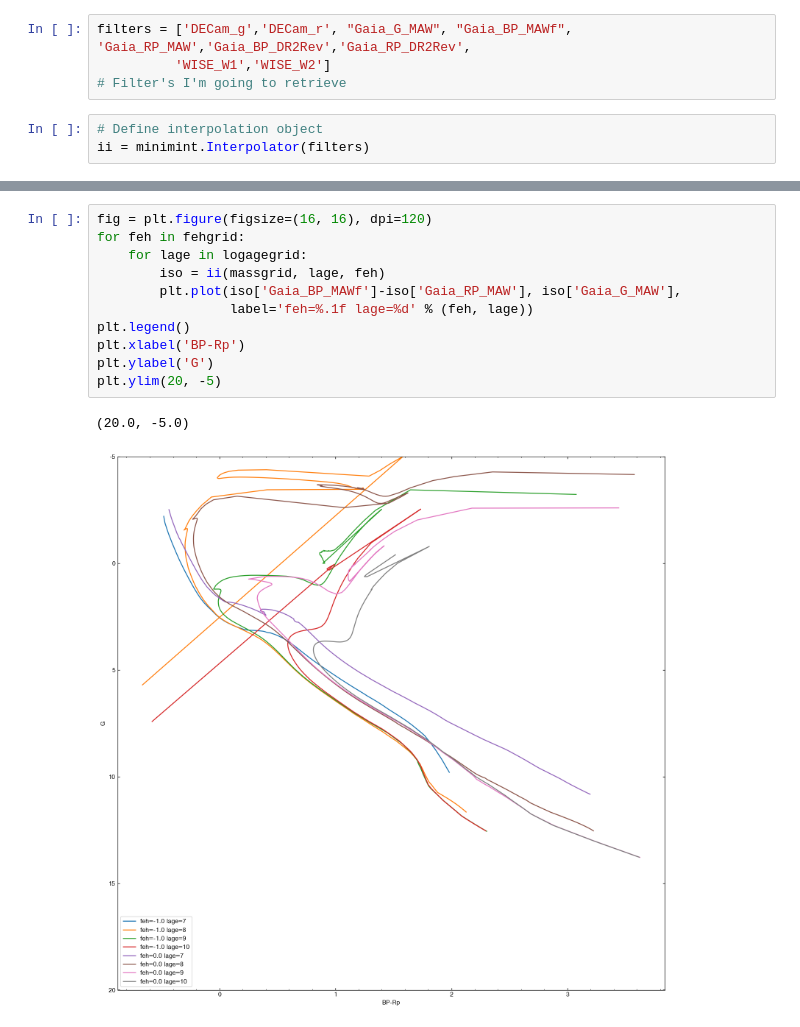
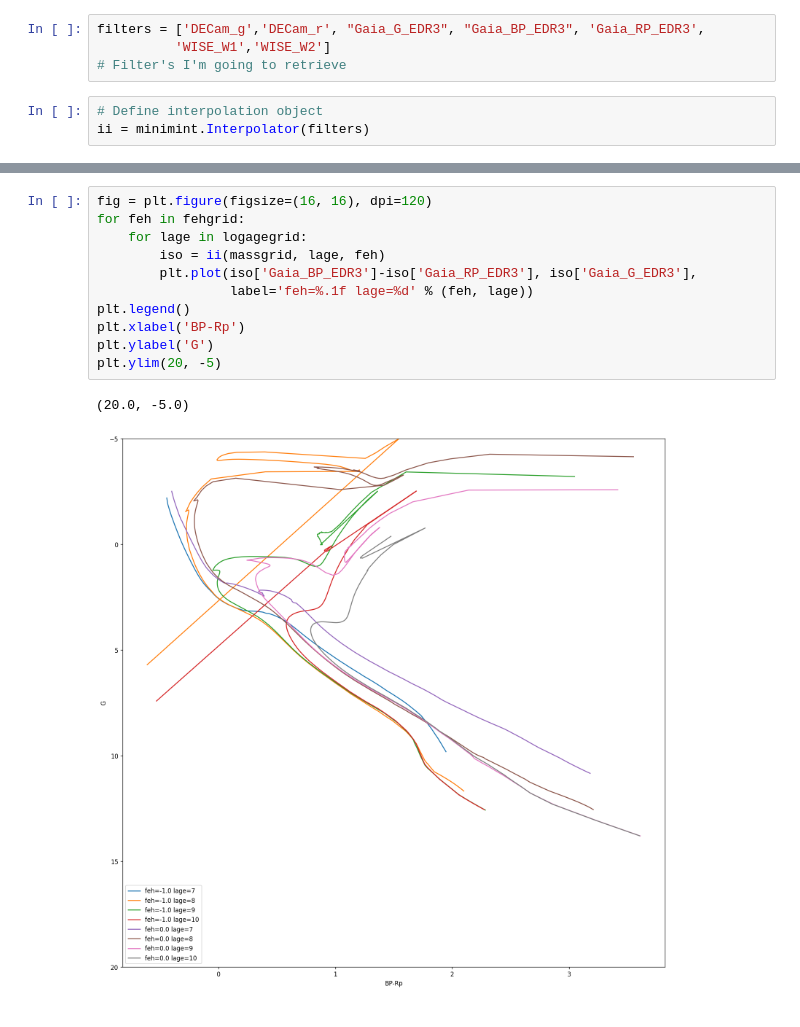
Before and after one commit to segasai/minimint, a Jupyter notebook: examples/Example.ipynb, the cells around one changed output, grey strips where cells are left out. Drawn from its saved outputs; the diff is of its cells as text.

```diff
--- a/examples/Example.ipynb
+++ b/examples/Example.ipynb
@@ -10,5 +10,5 @@ print (minimint.list_filters())
 # %%
-filters = ['DECam_g','DECam_r', "Gaia_G_MAW", "Gaia_BP_MAWf", 'Gaia_RP_MAW','Gaia_BP_DR2Rev','Gaia_RP_DR2Rev',
+filters = ['DECam_g','DECam_r', "Gaia_G_EDR3", "Gaia_BP_EDR3", 'Gaia_RP_EDR3',
           'WISE_W1','WISE_W2']
 # Filter's I'm going to retrieve
 # %%
@@ -35,17 +35,17 @@ plt.ylim(20, -5)
 # %%
 fig = plt.figure(figsize=(16, 16), dpi=120)
 for feh in fehgrid:
     for lage in logagegrid:
         iso = ii(massgrid, lage, feh)
-        plt.plot(iso['Gaia_BP_MAWf']-iso['Gaia_RP_MAW'], iso['Gaia_G_MAW'],
+        plt.plot(iso['Gaia_BP_EDR3']-iso['Gaia_RP_EDR3'], iso['Gaia_G_EDR3'],
                  label='feh=%.1f lage=%d' % (feh, lage))
 plt.legend()
 plt.xlabel('BP-Rp')
 plt.ylabel('G')
 plt.ylim(20, -5)
 # %% [output]
 (20.0, -5.0)
-[figure, old version]
+[figure, new version]
 # %%
 # Compute the evolutionary track
 
```
Also changed, not shown: parts of 4 cells of this notebook.
